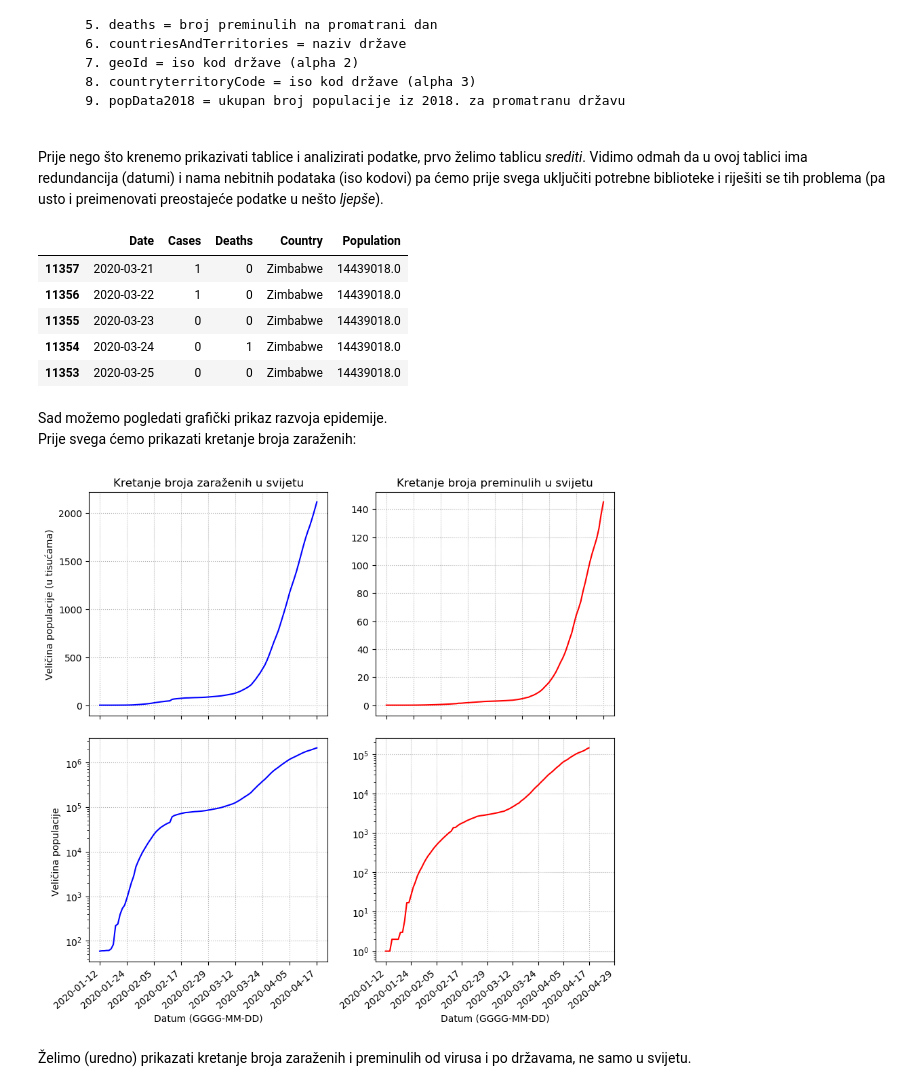
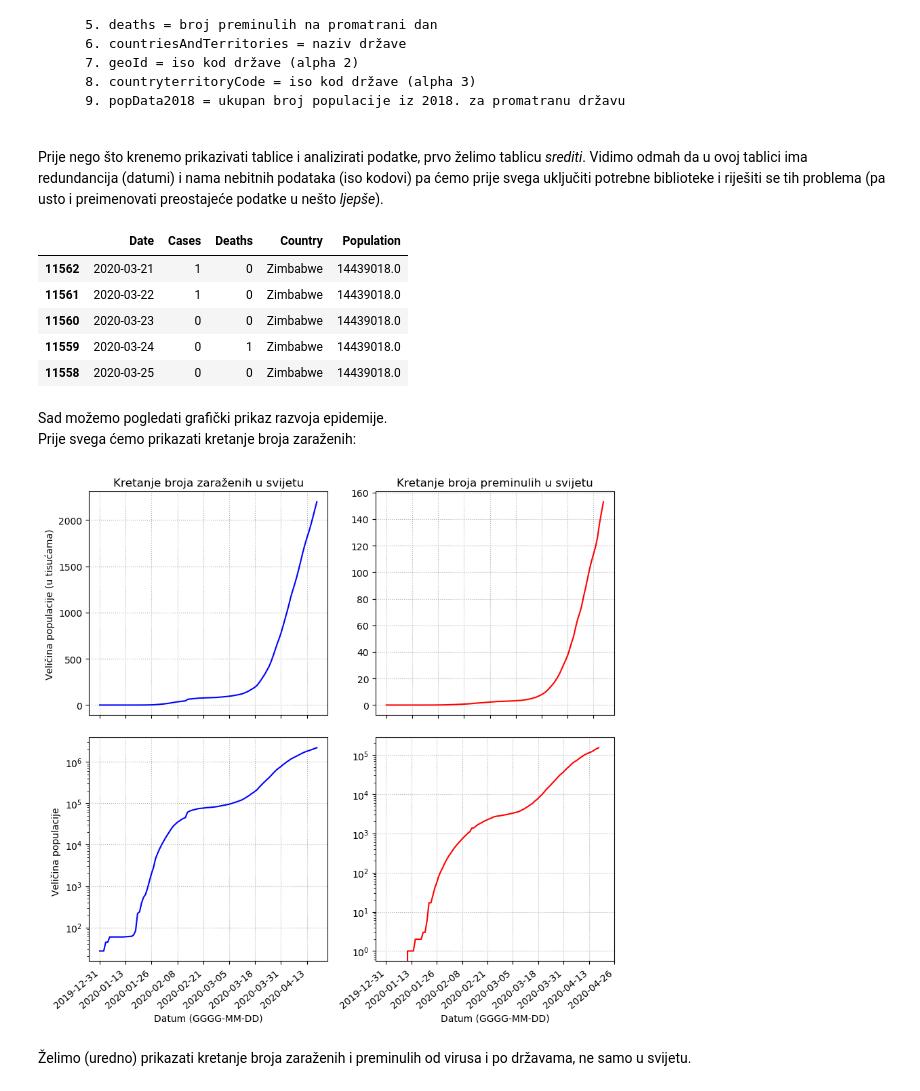
Before and after one commit to dominikmik195/mat_soft, a Jupyter notebook: corona_formal.ipynb, the cells around one changed output. Drawn from its saved outputs; the diff is of its cells as text; code cells hidden in the pictures.

```diff
--- a/corona_formal.ipynb
+++ b/corona_formal.ipynb
@@ -28,8 +28,12 @@ Prije nego što krenemo prikazivati tablice i analizirati podatke, prvo želimo
 # %%
 import numpy as np
 import pandas as pd
+import requests
 
-data = pd.read_csv('preuzmi.csv', encoding='utf-8')
+url = 'https://opendata.ecdc.europa.eu/covid19/casedistribution/csv'
+file = requests.get(url)
+open('podatci.csv', 'wb').write(file.content)
+data = pd.read_csv('podatci.csv', encoding='utf-8')
 data = data.rename(columns={'dateRep': 'Date', 'cases': 'Cases', 'deaths': 'Deaths', 'countriesAndTerritories': 'Country', 'popData2018': 'Population'})
 data['Date'] = pd.to_datetime(dict(year=data['year'], month=data['month'], day=data['day']))
 del data['day'], data['month'], data['year'], data['geoId'], data['countryterritoryCode']
@@ -38,11 +42,11 @@ data = data[::-1]
 data.head()
 # %% [output]
 |  | Date | Cases | Deaths | Country | Population |
-| 11357 | 2020-03-21 | 1 | 0 | Zimbabwe | 14439018.0 |
-| 11356 | 2020-03-22 | 1 | 0 | Zimbabwe | 14439018.0 |
-| 11355 | 2020-03-23 | 0 | 0 | Zimbabwe | 14439018.0 |
-| 11354 | 2020-03-24 | 0 | 1 | Zimbabwe | 14439018.0 |
-| 11353 | 2020-03-25 | 0 | 0 | Zimbabwe | 14439018.0 |
+| 11562 | 2020-03-21 | 1 | 0 | Zimbabwe | 14439018.0 |
+| 11561 | 2020-03-22 | 1 | 0 | Zimbabwe | 14439018.0 |
+| 11560 | 2020-03-23 | 0 | 0 | Zimbabwe | 14439018.0 |
+| 11559 | 2020-03-24 | 0 | 1 | Zimbabwe | 14439018.0 |
+| 11558 | 2020-03-25 | 0 | 0 | Zimbabwe | 14439018.0 |
 # %% [markdown]
 Sad možemo pogledati grafički prikaz razvoja epidemije.<br>
 Prije svega ćemo prikazati kretanje broja zaraženih:
@@ -83,34 +87,35 @@ jedinica = {0:1000, 1:1, 2:'(u tisućama)', 3: ''}
 države = {država:'državi: \n'+ država.replace('_', ' ') for država in data['Country'].drop_duplicates()}
 države['World'] = 'svijetu'
 
 def prikaz_kontinuiranog_stanja(država):
     #n = (dt.datetime(2020, 4, 17)-dt.datetime(2019, 12, 31)).days
     #base =dt.datetime(2019, 12, 31)
     dates = np.array(izdvoji_državu(država)['Date'])
     k = 0
     for broj in izdvoji_državu(država)['Cases']:
         if broj == 0: k += 1
+        else: break
     if k > 2: k -= 2
     n = dates[k:].shape[0]//8
     base = dates[k]
     dates2 = np.array([base + np.timedelta64(i*n, 'D') for i in range (0, 10)])
     fig, ax = plt.subplots(nrows=2, ncols=2, sharex=True, squeeze=True, figsize=(10, 9), gridspec_kw=dict(hspace=0.1))
     plt.xticks(rotation=40, ha='right')
     for i in range (0, 2):
         for j in range (0, 2):
             ax[i][j].plot(dates[k:], np.array(lista_dnevno_stanje(država, pridjevi[j]))[k:]/jedinica[i], color=boje[j])
             ax[0][j].set_title('Kretanje broja ' + pridjevi[pridjevi[j]] + 'h u ' + države[država], fontsize='large')
             ax[i][0].set_ylabel('Veličina populacije ' + jedinica[i+2])
             ax[1][j].set_xlabel('Datum (GGGG-MM-DD)', fontsize='medium')
             ax[i][j].set_yscale(skale[i])
             plt.setp( ax[i][j].xaxis.get_majorticklabels(), rotation=40, ha='right')
             ax[i][j].set_xticks(dates2)
             ax[i][j].grid(linestyle = ':')
     return fig
 
 prikaz_kontinuiranog_stanja('World')
 # %% [output]
-[figure, old version]
+[figure, new version]
 # %% [markdown]
 Želimo (uredno) prikazati kretanje broja zaraženih i preminulih od virusa i po državama, ne samo u svijetu.
 # %% [markdown]
```
Also changed, not shown: parts of 6 cells of this notebook, 2 other files.
